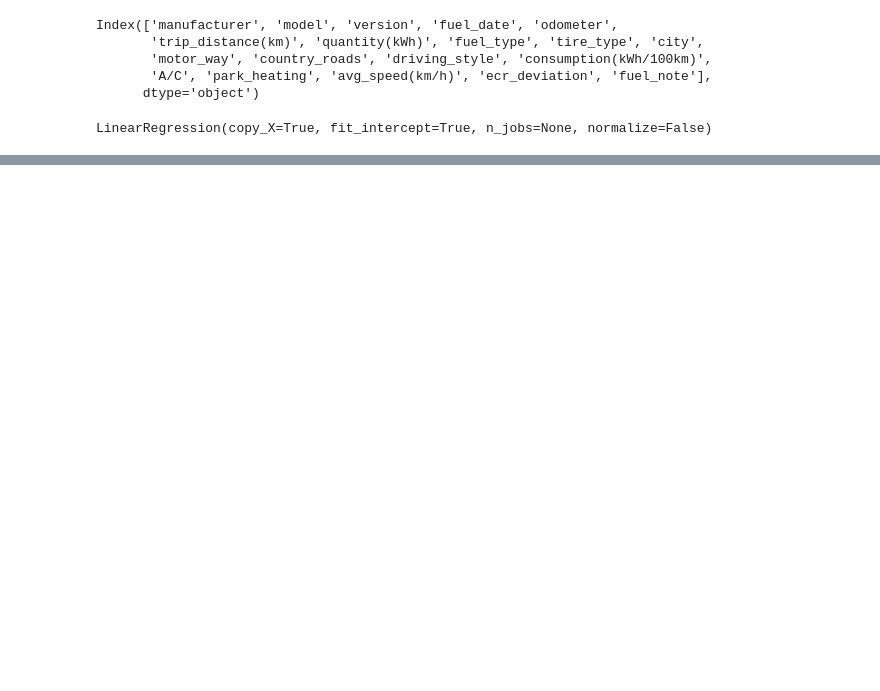
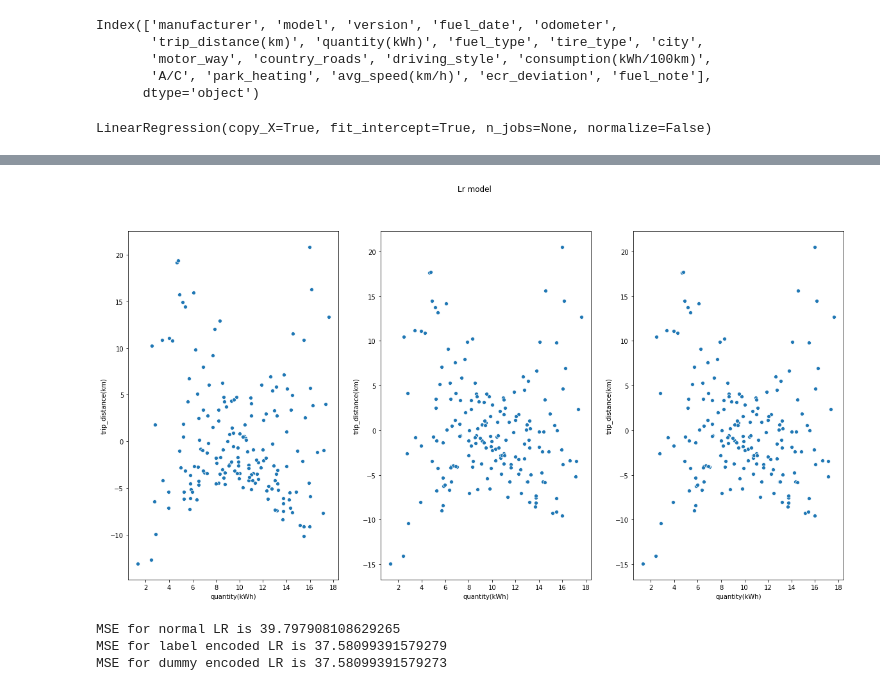
Before and after one commit to Almas-ansari/Ev-range-prediction, a Jupyter notebook: linear_regression.ipynb, the cells around one changed output, grey strips where cells are left out. Cells and saved outputs as stored; diff of their text form; code cells hidden in the pictures; blank space fills up the shorter version.

```diff
--- a/linear_regression.ipynb
+++ b/linear_regression.ipynb
@@ -49,0 +194,27 @@ lr.score(X_test,y_test)
+# %%
+plt.figure(figsize=(20, 10))
+plt.suptitle("Lr model")
+plt.subplot(1, 3, 1)
+sns.scatterplot(X_test['quantity(kWh)'],y_test-y_pred)
+
+
+plt.subplot(1, 3, 2)
+sns.scatterplot(X_test_enc_l['quantity(kWh)'],y_test_enc_l-y_pred_enc_l)
+
+
+plt.subplot(1, 3, 3)
+sns.scatterplot(X_test_enc_dum['quantity(kWh)'],y_test_enc_dum-y_pred_enc_dum)
+
+
+
+plt.show()
+# %% [output]
+[figure, added]
+# %%
+print("MSE for normal LR is {}".format(mse_n))
+print("MSE for label encoded LR is {}".format(mse_enc_l))
+print("MSE for dummy encoded LR is {}".format(mse_enc_dum))
+# %% [output]
+MSE for normal LR is 39.797908108629265
+MSE for label encoded LR is 37.58099391579279
+MSE for dummy encoded LR is 37.58099391579273
```
Also changed, not shown: parts of 31 cells of this notebook, 9 other files.
